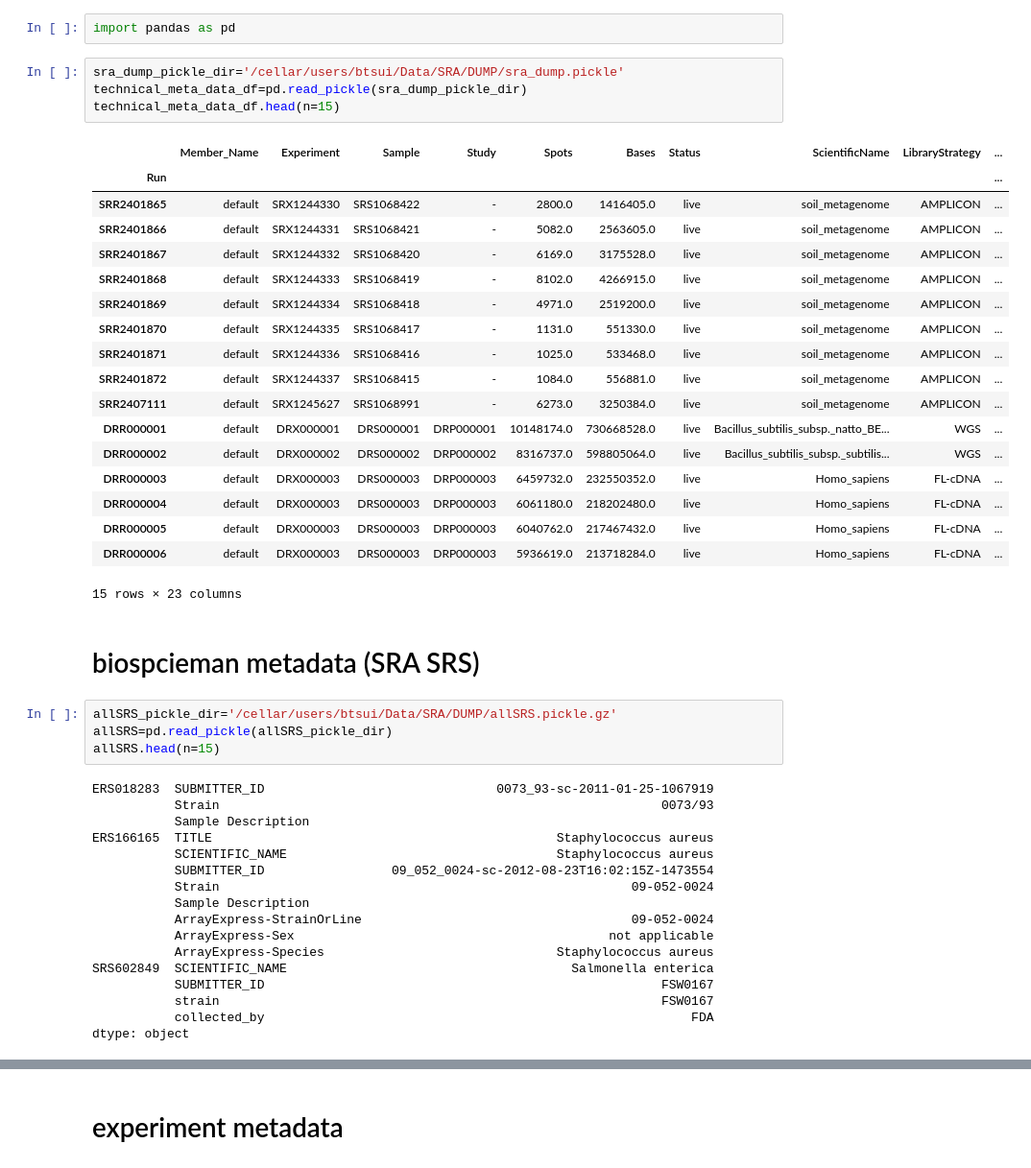
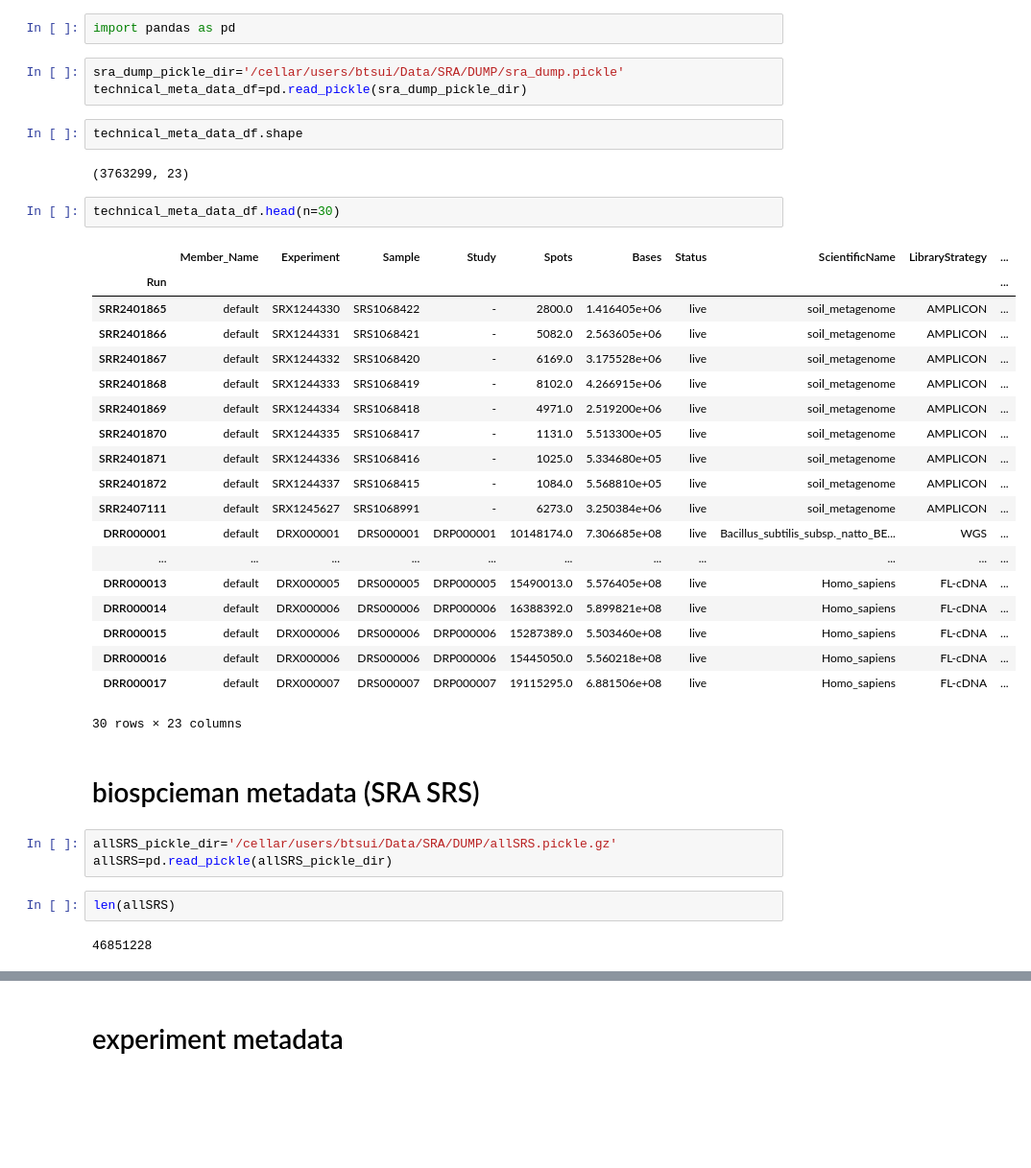
Before and after one commit to brianyiktaktsui/Skymap, a Jupyter notebook: clean_notebooks/ExampleDataLoading/loadInMetaData.ipynb, the cells around one changed output, grey strips where cells are left out. Shown: that part at 96% size. Drawn from its saved outputs; the diff is of its cells as text; blank space fills up the shorter version.

```diff
--- a/clean_notebooks/ExampleDataLoading/loadInMetaData.ipynb
+++ b/clean_notebooks/ExampleDataLoading/loadInMetaData.ipynb
@@ -10,46 +10,38 @@ import pandas as pd
 # %%
 sra_dump_pickle_dir='/cellar/users/btsui/Data/SRA/DUMP/sra_dump.pickle'
 technical_meta_data_df=pd.read_pickle(sra_dump_pickle_dir)
-technical_meta_data_df.head(n=15)
-# %% [output]
-|  | Member_Name | Experiment | Sample | Study | Spots | Bases | Status | ScientificName | LibraryStrategy | ... |
-| Run |  |  |  |  |  |  |  |  |  | ... |
-| SRR2401865 | default | SRX1244330 | SRS1068422 | - | 2800.0 | 1416405.0 | live | soil_metagenome | AMPLICON | ... |
-| SRR2401866 | default | SRX1244331 | SRS1068421 | - | 5082.0 | 2563605.0 | live | soil_metagenome | AMPLICON | ... |
-| SRR2401867 | default | SRX1244332 | SRS1068420 | - | 6169.0 | 3175528.0 | live | soil_metagenome | AMPLICON | ... |
-| SRR2401868 | default | SRX1244333 | SRS1068419 | - | 8102.0 | 4266915.0 | live | soil_metagenome | AMPLICON | ... |
-| SRR2401869 | default | SRX1244334 | SRS1068418 | - | 4971.0 | 2519200.0 | live | soil_metagenome | AMPLICON | ... |
-| SRR2401870 | default | SRX1244335 | SRS1068417 | - | 1131.0 | 551330.0 | live | soil_metagenome | AMPLICON | ... |
-| SRR2401871 | default | SRX1244336 | SRS1068416 | - | 1025.0 | 533468.0 | live | soil_metagenome | AMPLICON | ... |
-| SRR2401872 | default | SRX1244337 | SRS1068415 | - | 1084.0 | 556881.0 | live | soil_metagenome | AMPLICON | ... |
-| SRR2407111 | default | SRX1245627 | SRS1068991 | - | 6273.0 | 3250384.0 | live | soil_metagenome | AMPLICON | ... |
-| DRR000001 | default | DRX000001 | DRS000001 | DRP000001 | 10148174.0 | 730668528.0 | live | Bacillus_subtilis_subsp._natto_BE... | WGS | ... |
-| DRR000002 | default | DRX000002 | DRS000002 | DRP000002 | 8316737.0 | 598805064.0 | live | Bacillus_subtilis_subsp._subtilis... | WGS | ... |
-| DRR000003 | default | DRX000003 | DRS000003 | DRP000003 | 6459732.0 | 232550352.0 | live | Homo_sapiens | FL-cDNA | ... |
-| DRR000004 | default | DRX000003 | DRS000003 | DRP000003 | 6061180.0 | 218202480.0 | live | Homo_sapiens | FL-cDNA | ... |
-| DRR000005 | default | DRX000003 | DRS000003 | DRP000003 | 6040762.0 | 217467432.0 | live | Homo_sapiens | FL-cDNA | ... |
-| DRR000006 | default | DRX000003 | DRS000003 | DRP000003 | 5936619.0 | 213718284.0 | live | Homo_sapiens | FL-cDNA | ... |
-15 rows × 23 columns
+# %%
+technical_meta_data_df.shape
+# %% [output]
+(3763299, 23)
+# %%
+technical_meta_data_df.head(n=30)
+# %% [output]
+|  | Member_Name | Experiment | Sample | Study | Spots | Bases | Status | ScientificName | LibraryStrategy | ... |
+| Run |  |  |  |  |  |  |  |  |  | ... |
+| SRR2401865 | default | SRX1244330 | SRS1068422 | - | 2800.0 | 1.416405e+06 | live | soil_metagenome | AMPLICON | ... |
+| SRR2401866 | default | SRX1244331 | SRS1068421 | - | 5082.0 | 2.563605e+06 | live | soil_metagenome | AMPLICON | ... |
+| SRR2401867 | default | SRX1244332 | SRS1068420 | - | 6169.0 | 3.175528e+06 | live | soil_metagenome | AMPLICON | ... |
+| SRR2401868 | default | SRX1244333 | SRS1068419 | - | 8102.0 | 4.266915e+06 | live | soil_metagenome | AMPLICON | ... |
+| SRR2401869 | default | SRX1244334 | SRS1068418 | - | 4971.0 | 2.519200e+06 | live | soil_metagenome | AMPLICON | ... |
+| SRR2401870 | default | SRX1244335 | SRS1068417 | - | 1131.0 | 5.513300e+05 | live | soil_metagenome | AMPLICON | ... |
+| SRR2401871 | default | SRX1244336 | SRS1068416 | - | 1025.0 | 5.334680e+05 | live | soil_metagenome | AMPLICON | ... |
+| SRR2401872 | default | SRX1244337 | SRS1068415 | - | 1084.0 | 5.568810e+05 | live | soil_metagenome | AMPLICON | ... |
+| SRR2407111 | default | SRX1245627 | SRS1068991 | - | 6273.0 | 3.250384e+06 | live | soil_metagenome | AMPLICON | ... |
+| DRR000001 | default | DRX000001 | DRS000001 | DRP000001 | 10148174.0 | 7.306685e+08 | live | Bacillus_subtilis_subsp._natto_BE... | WGS | ... |
+| ... | ... | ... | ... | ... | ... | ... | ... | ... | ... | ... |
+| DRR000013 | default | DRX000005 | DRS000005 | DRP000005 | 15490013.0 | 5.576405e+08 | live | Homo_sapiens | FL-cDNA | ... |
+| DRR000014 | default | DRX000006 | DRS000006 | DRP000006 | 16388392.0 | 5.899821e+08 | live | Homo_sapiens | FL-cDNA | ... |
+| DRR000015 | default | DRX000006 | DRS000006 | DRP000006 | 15287389.0 | 5.503460e+08 | live | Homo_sapiens | FL-cDNA | ... |
+| DRR000016 | default | DRX000006 | DRS000006 | DRP000006 | 15445050.0 | 5.560218e+08 | live | Homo_sapiens | FL-cDNA | ... |
+| DRR000017 | default | DRX000007 | DRS000007 | DRP000007 | 19115295.0 | 6.881506e+08 | live | Homo_sapiens | FL-cDNA | ... |
+30 rows × 23 columns
 # %% [markdown]
 #  biospcieman metadata (SRA SRS)
 # %%
 allSRS_pickle_dir='/cellar/users/btsui/Data/SRA/DUMP/allSRS.pickle.gz'
 allSRS=pd.read_pickle(allSRS_pickle_dir)
-allSRS.head(n=15)
-# %% [output]
-ERS018283  SUBMITTER_ID                               0073_93-sc-2011-01-25-1067919
-           Strain                                                           0073/93
-           Sample Description
-ERS166165  TITLE                                              Staphylococcus aureus
-           SCIENTIFIC_NAME                                    Staphylococcus aureus
-           SUBMITTER_ID                 09_052_0024-sc-2012-08-23T16:02:15Z-1473554
-           Strain                                                       09-052-0024
-           Sample Description
-           ArrayExpress-StrainOrLine                                    09-052-0024
-           ArrayExpress-Sex                                          not applicable
-           ArrayExpress-Species                               Staphylococcus aureus
-SRS602849  SCIENTIFIC_NAME                                      Salmonella enterica
-           SUBMITTER_ID                                                     FSW0167
-           strain                                                           FSW0167
-           collected_by                                                         FDA
-dtype: object
+# %%
+len(allSRS)
+# %% [output]
+46851228
```
Also changed, not shown: parts of 4 cells of this notebook.
